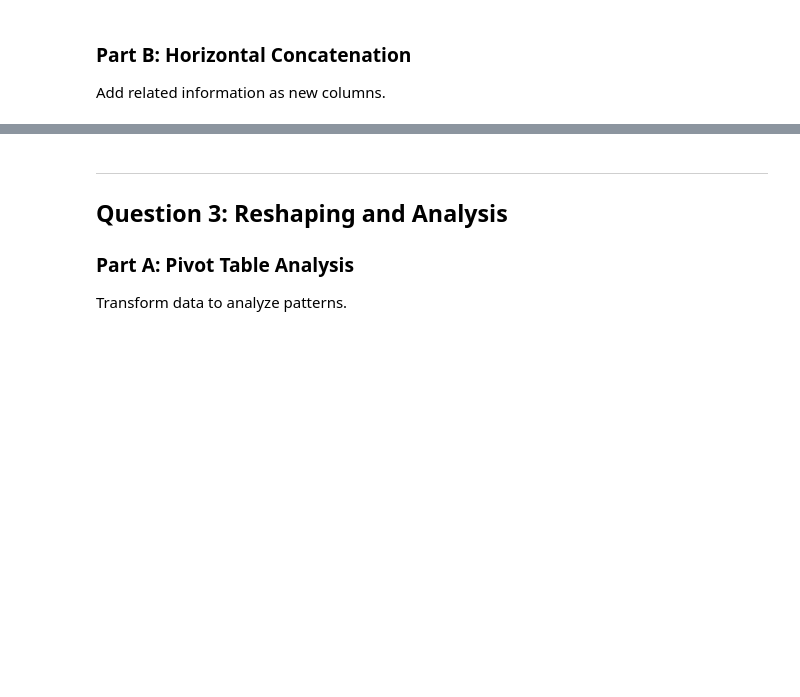
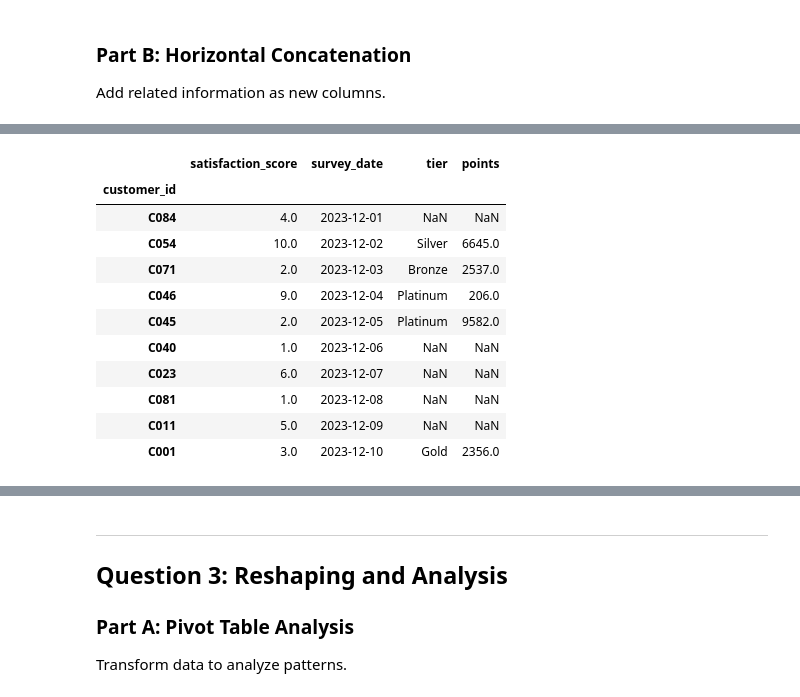
Before and after one commit to UCSF-DataSci/ds217-06-wrangling-sarahmughal, a Jupyter notebook: assignment.ipynb, the cells around one changed output, grey strips where cells are left out. Saved outputs shown, nothing was run; the diff lists cells and outputs as text; code cells hidden in the pictures; blank space fills up the shorter version.

```diff
--- a/assignment.ipynb
+++ b/assignment.ipynb
@@ -344,10 +370,22 @@ display(loyalty.head())
 # %%
 # TODO: Horizontal concat to combine satisfaction and loyalty
 # Use outer join to keep all customers from both datasets
-# Hint: pd.concat([df1, df2], axis=1, join='outer')
-customer_metrics = None
+customer_metrics = pd.concat([satisfaction, loyalty], axis=1, join="outer")
 
 display(customer_metrics.head(10))
+# %% [output]
+|  | satisfaction_score | survey_date | tier | points |
+| customer_id |  |  |  |  |
+| C084 | 4.0 | 2023-12-01 | NaN | NaN |
+| C054 | 10.0 | 2023-12-02 | Silver | 6645.0 |
+| C071 | 2.0 | 2023-12-03 | Bronze | 2537.0 |
+| C046 | 9.0 | 2023-12-04 | Platinum | 206.0 |
+| C045 | 2.0 | 2023-12-05 | Platinum | 9582.0 |
+| C040 | 1.0 | 2023-12-06 | NaN | NaN |
+| C023 | 6.0 | 2023-12-07 | NaN | NaN |
+| C081 | 1.0 | 2023-12-08 | NaN | NaN |
+| C011 | 5.0 | 2023-12-09 | NaN | NaN |
+| C001 | 3.0 | 2023-12-10 | Gold | 2356.0 |
 # %%
 # Handle misaligned indexes - how many NaN values?
 print(
```
Also changed, not shown: parts of 11 cells of this notebook, 3 other files.
